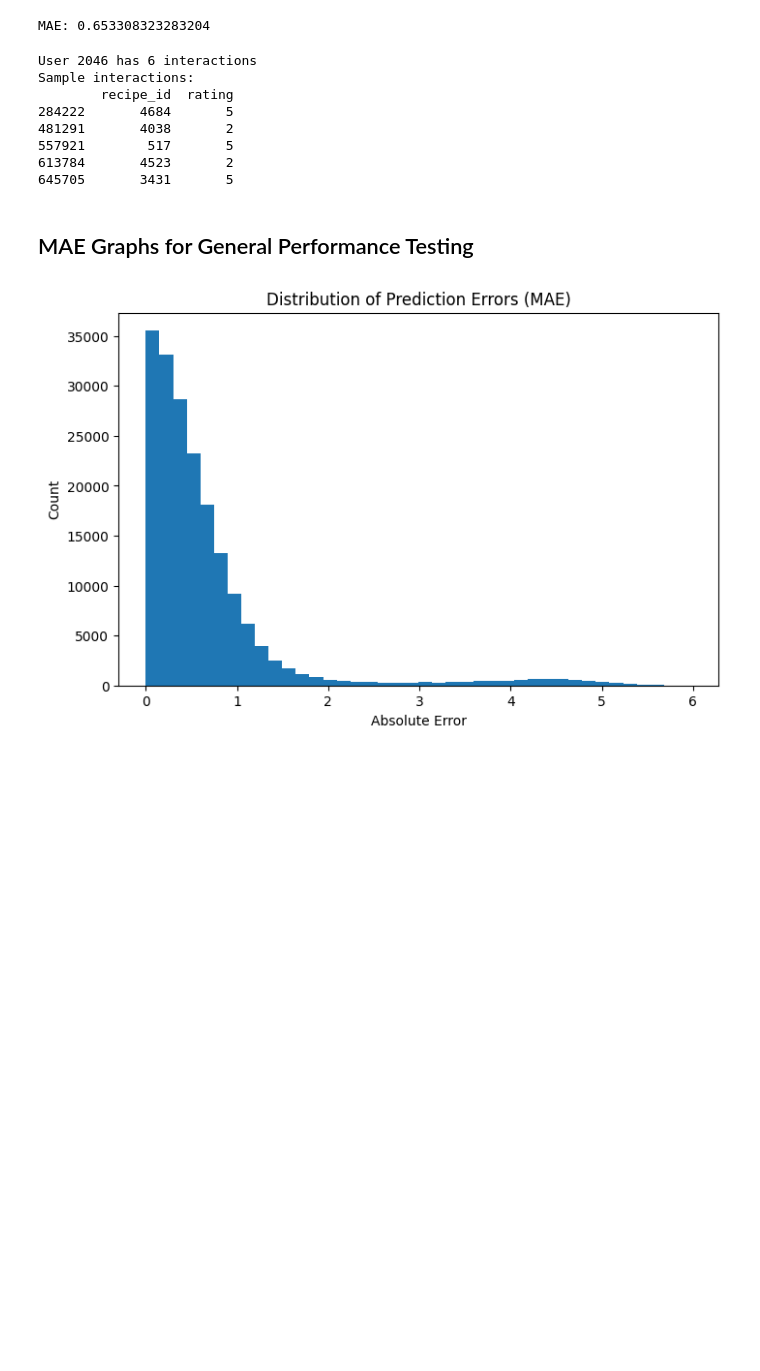
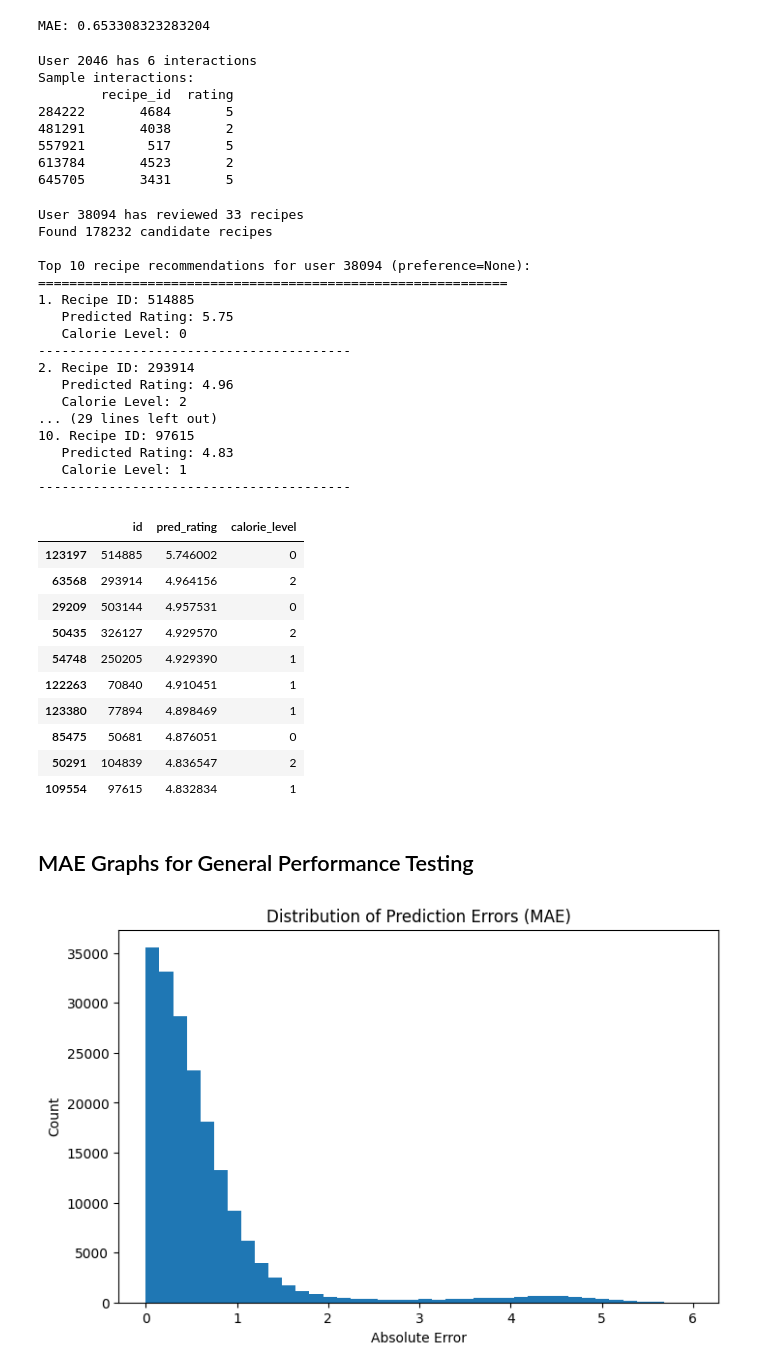
Before and after one commit to trhenry33/Byte-Baker-Recipe-Recommender, a Jupyter notebook: RecipeRecs.ipynb, the cells around one changed output. Drawn from its saved outputs; the diff is of its cells as text; code cells hidden in the pictures; blank space fills up the shorter version.

```diff
--- a/RecipeRecs.ipynb
+++ b/RecipeRecs.ipynb
@@ -348,33 +348,64 @@ def recommend_recipes_for_user(user_id, top_k=10, preference=None, verbose=True)
 
             base_top["final_score"] = lambda_ing * base_top["ing_similarity"] + epsilon_model * base_top["pred_rating"]
 
             # use this as the new candidate set
             candidates = base_top.sort_values("final_score", ascending=False).head(top_k).copy()
             recommendations = candidates
     else:
         # -------------------------------------------------------
         # 7. Normal final ranking for non-ingredient modes
         # -------------------------------------------------------
         recommendations = candidates.sort_values('pred_rating', ascending=False).head(top_k)
 
     # -------------------------------------------------------
     # 8. Verbose output
     # -------------------------------------------------------
     if verbose:
         print(f"\nTop {top_k} recipe recommendations for user {user_id} (preference={preference}):")
         print("=" * 60)
         for idx, (_, row) in enumerate(recommendations.iterrows(), 1):
             print(f"{idx}. Recipe ID: {row['id']}")
             print(f"   Predicted Rating: {row['pred_rating']:.2f}")
             print(f"   Calorie Level: {row['calorie_level']}")
             print("-" * 40)
 
     # Ensure we always return a DataFrame with these columns
     for col in ["pred_rating", "calorie_level"]:
         if col not in recommendations.columns:
             recommendations[col] = np.nan
 
     return recommendations[["id", "pred_rating", "calorie_level"]]
+
+recommend_recipes_for_user(interactions['user_id'].iloc[0], top_k=10, preference=None, verbose=True)
+# %% [output]
+User 38094 has reviewed 33 recipes
+Found 178232 candidate recipes
+
+Top 10 recipe recommendations for user 38094 (preference=None):
+============================================================
+1. Recipe ID: 514885
+   Predicted Rating: 5.75
+   Calorie Level: 0
+----------------------------------------
+2. Recipe ID: 293914
+   Predicted Rating: 4.96
+   Calorie Level: 2
+... (29 lines left out)
+10. Recipe ID: 97615
+   Predicted Rating: 4.83
+   Calorie Level: 1
+----------------------------------------
+|  | id | pred_rating | calorie_level |
+| 123197 | 514885 | 5.746002 | 0 |
+| 63568 | 293914 | 4.964156 | 2 |
+| 29209 | 503144 | 4.957531 | 0 |
+| 50435 | 326127 | 4.929570 | 2 |
+| 54748 | 250205 | 4.929390 | 1 |
+| 122263 | 70840 | 4.910451 | 1 |
+| 123380 | 77894 | 4.898469 | 1 |
+| 85475 | 50681 | 4.876051 | 0 |
+| 50291 | 104839 | 4.836547 | 2 |
+| 109554 | 97615 | 4.832834 | 1 |
 # %% [markdown]
 ## MAE Graphs for General Performance Testing
 # %%
```
